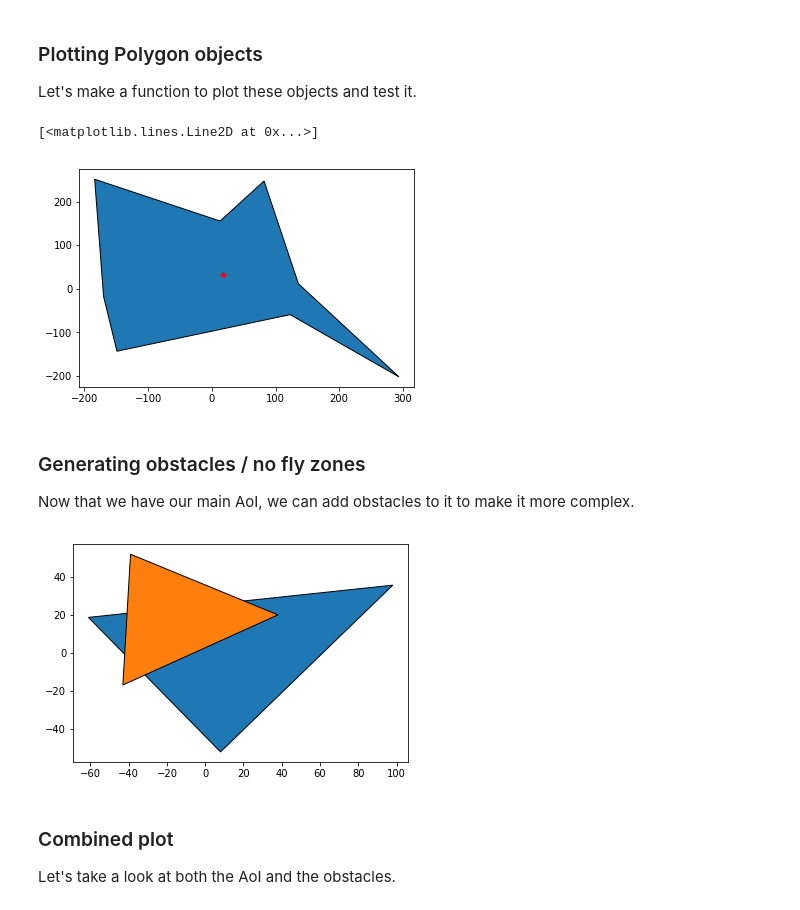
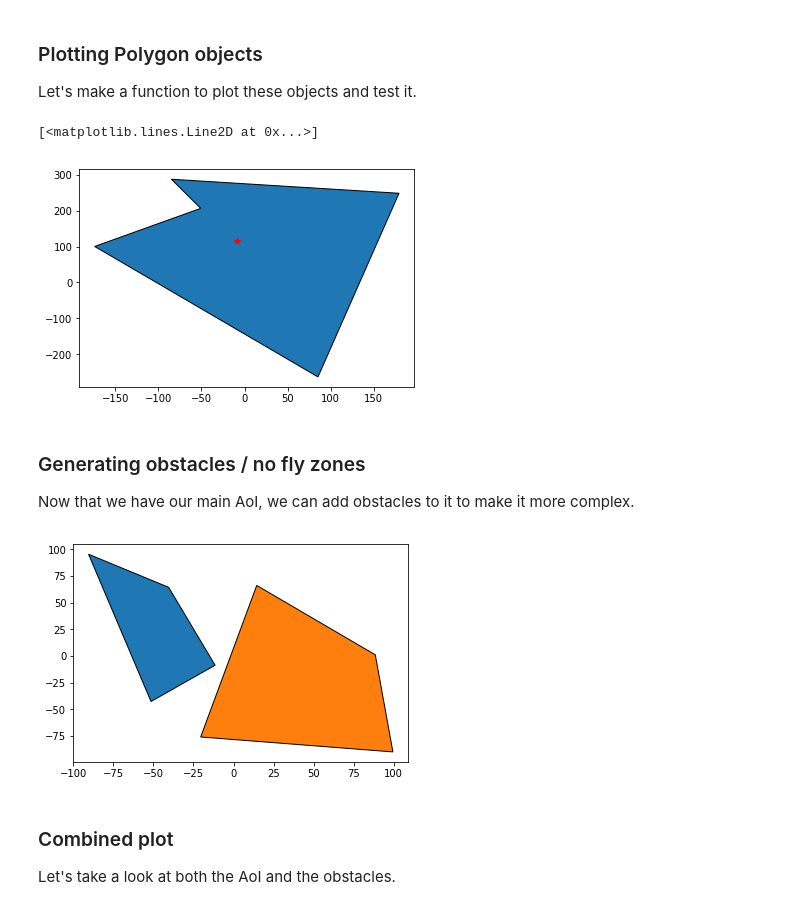
Before and after one commit to ljdcvda/aerospace-projects, a Jupyter notebook: area_division/area_division.ipynb, the cells around one changed output. Drawn from its saved outputs; the diff is of its cells as text; code cells hidden in the pictures.

```diff
--- a/area_division/area_division.ipynb
+++ b/area_division/area_division.ipynb
@@ -20,22 +20,20 @@ Next, we will add obstacles to this AoI to simulate potential no-fly zones and o
 # %%
 import random
 import numpy as np
-import math
 from shapely.geometry import Polygon
 
 def pol2cart(rho, phi):
-    phi=phi/180*math.pi
+    phi=phi/180*np.pi
     x = rho * np.cos(phi)
     y = rho * np.sin(phi)
     return(int(x), int(y))
 
 def cart2pol(x, y):
     rho = np.sqrt(x**2 + y**2)
-    phi = np.arctan2(y, x)/math.pi*180
+    phi = np.arctan2(y, x)/np.pi*180
     return(rho, phi)
 
 def generate_random_polygon(number_of_corners, scale=300):
-
     # create random points
     corners = []
     for _ in range(number_of_corners):
@@ -81,12 +80,12 @@ def plot_poly(poly, fill_color=False):
         else:
             plt.fill(x, y, edgecolor='black')
 # %%
-aoi, center = generate_random_polygon(8)
+aoi, center = generate_random_polygon(5)
 plot_poly(aoi)
 plt.plot(center[0],center[1], 'r*')
 # %% [output]
 [<matplotlib.lines.Line2D at 0x...>]
-[figure, old version]
+[figure, new version]
 # %% [markdown]
 ### Generating obstacles / no fly zones
 Now that we have our main AoI, we can add obstacles to it to make it more complex.
@@ -97,10 +97,10 @@ def generate_random_obstacles(number_of_obstacles, number_of_corners = 3, scale
             obstacles.append(generate_random_polygon(number_of_corners, scale=scale)[0])
     return obstacles
 # %%
-obstacles = generate_random_obstacles(2)
+obstacles = generate_random_obstacles(2, 4)
 plot_poly(obstacles)
 # %% [output]
-[figure, old version]
+[figure, new version]
 # %% [markdown]
 ### Combined plot
 Let's take a look at both the AoI and the obstacles.
```
Also changed, not shown: parts of 11 cells of this notebook, 3 other files.
